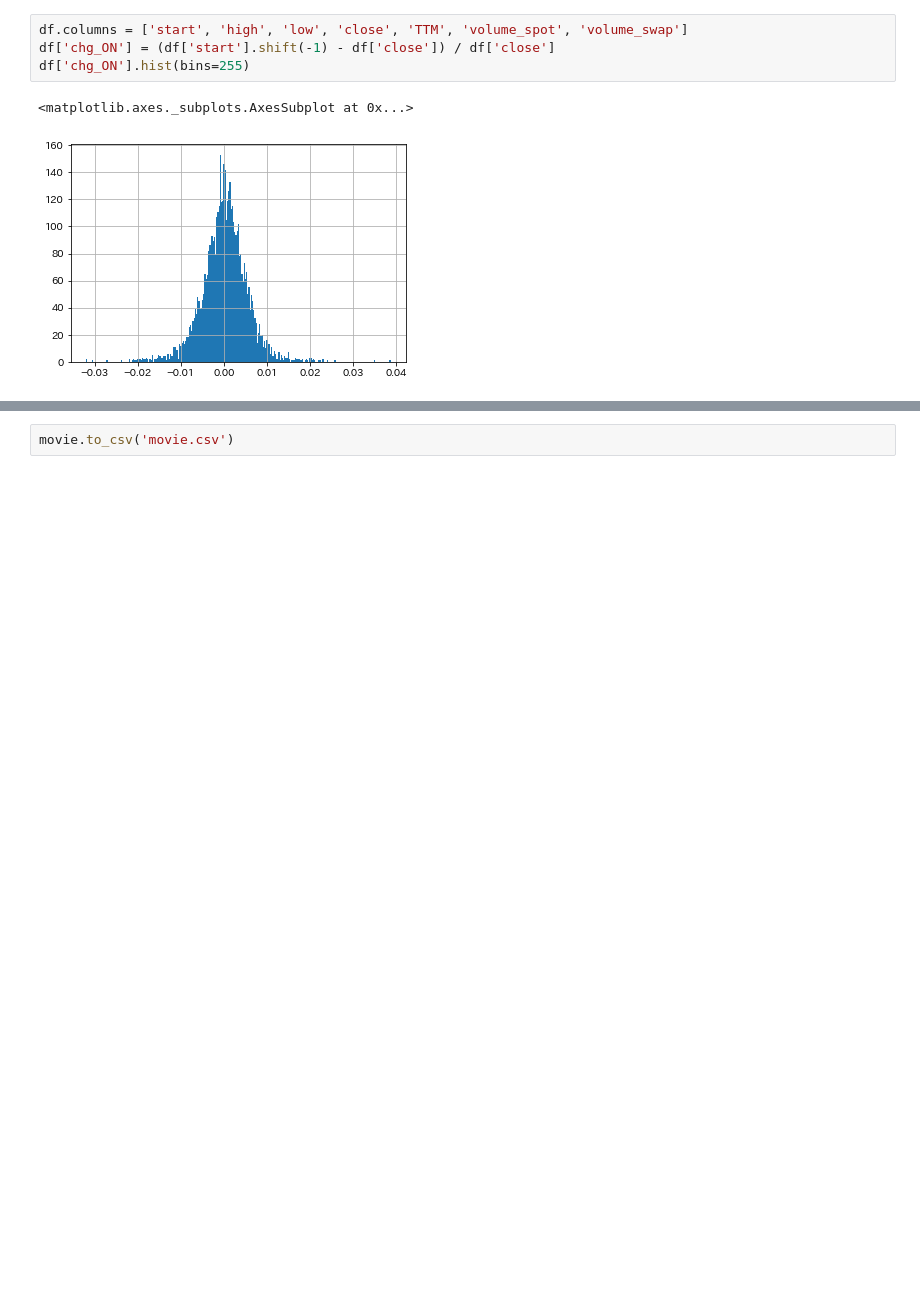
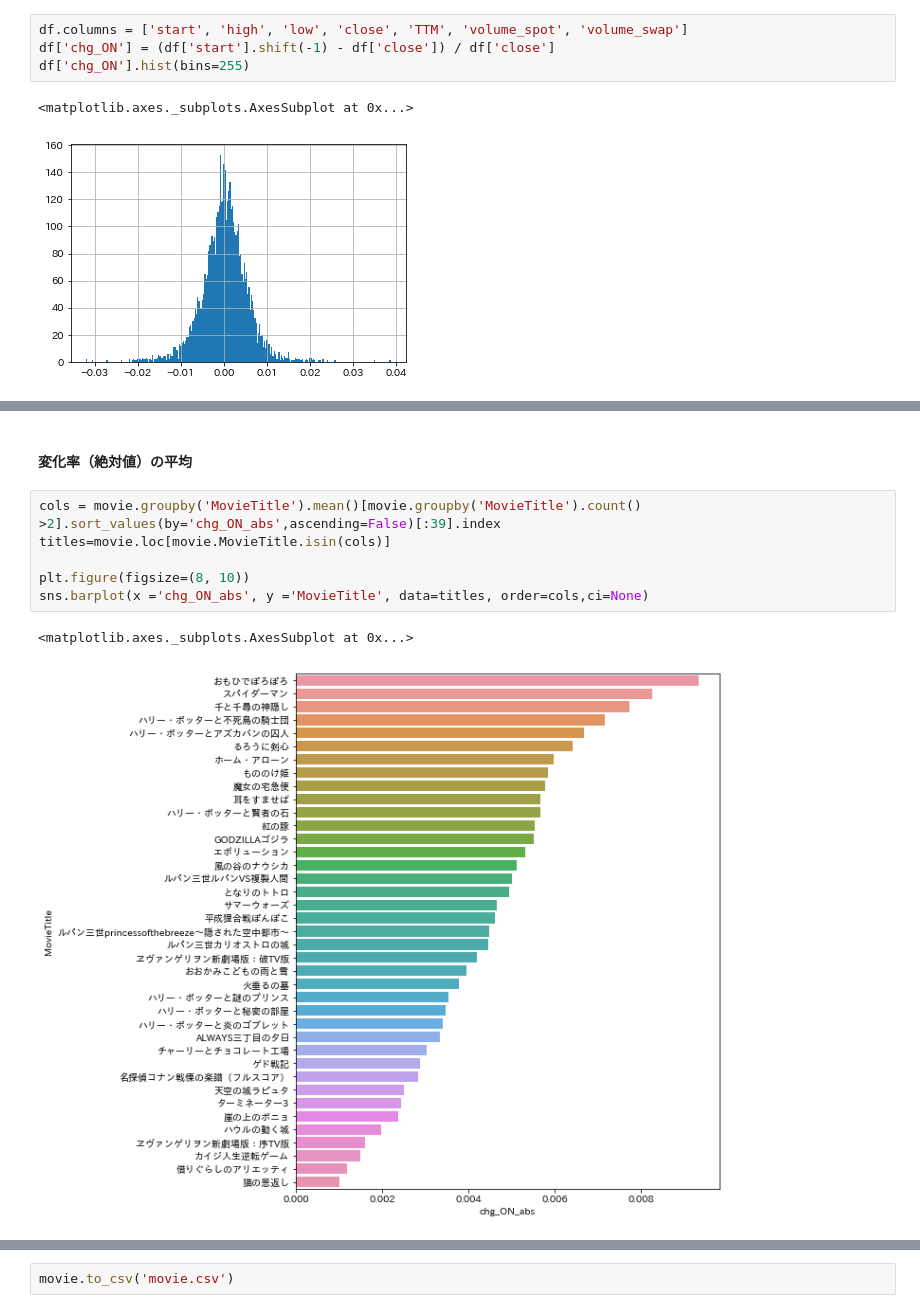
Before and after one commit to MitsuruFujiwara/FX_Trading, a Jupyter notebook: GhibliEffect.ipynb, the cells around one changed output, grey strips where cells are left out. Saved outputs shown, nothing was run; the diff lists cells and outputs as text; blank space fills up the shorter version.

```diff
--- a/GhibliEffect.ipynb
+++ b/GhibliEffect.ipynb
@@ -106 +114,12 @@ sns.barplot(x ='chg_ON', y ='MovieTitle', data=titles, order=cols,ci=None)
+# %% [markdown]
+#### 変化率（絶対値）の平均
+# %%
+cols = movie.groupby('MovieTitle').mean()[movie.groupby('MovieTitle').count() >2].sort_values(by='chg_ON_abs',ascending=False)[:39].index
+titles=movie.loc[movie.MovieTitle.isin(cols)]
+
+plt.figure(figsize=(8, 10))
+sns.barplot(x ='chg_ON_abs', y ='MovieTitle', data=titles, order=cols,ci=None)
+# %% [output]
+<matplotlib.axes._subplots.AxesSubplot at 0x...>
+[figure, added]
 # %% [markdown]
```
Also changed, not shown: parts of 9 cells of this notebook, 1 other file.
